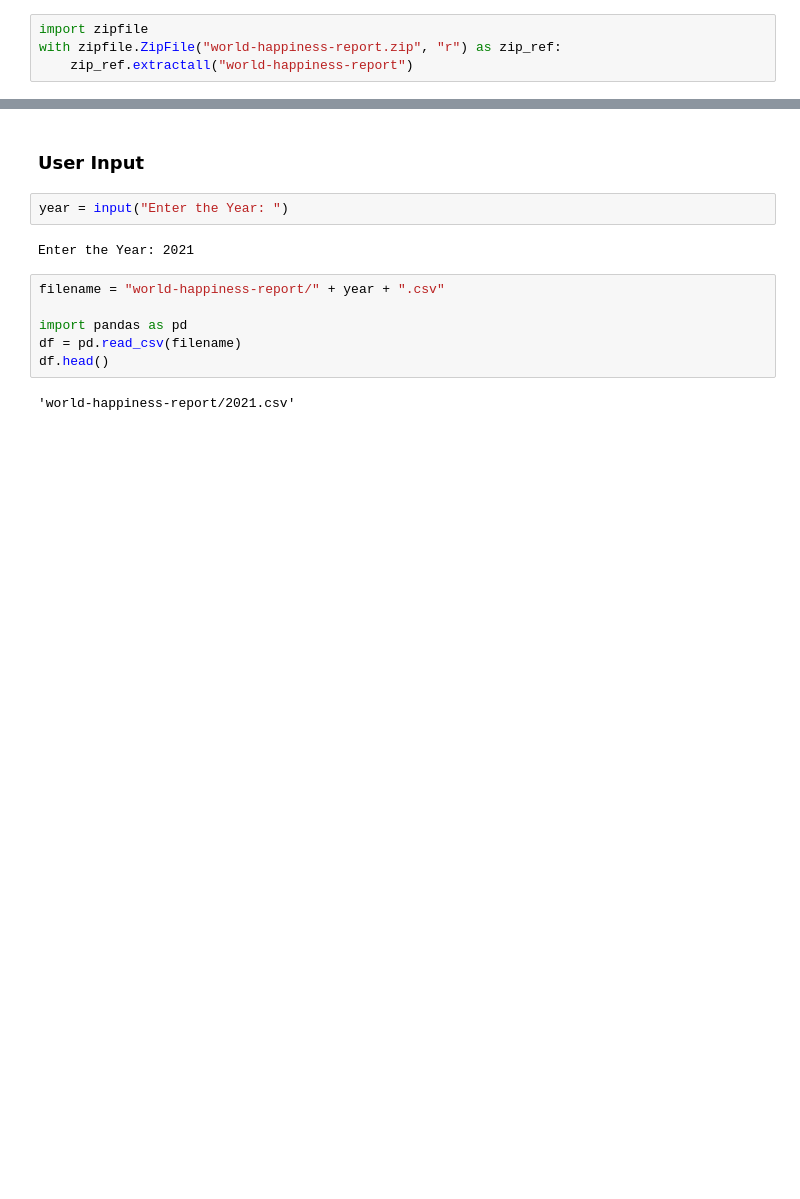
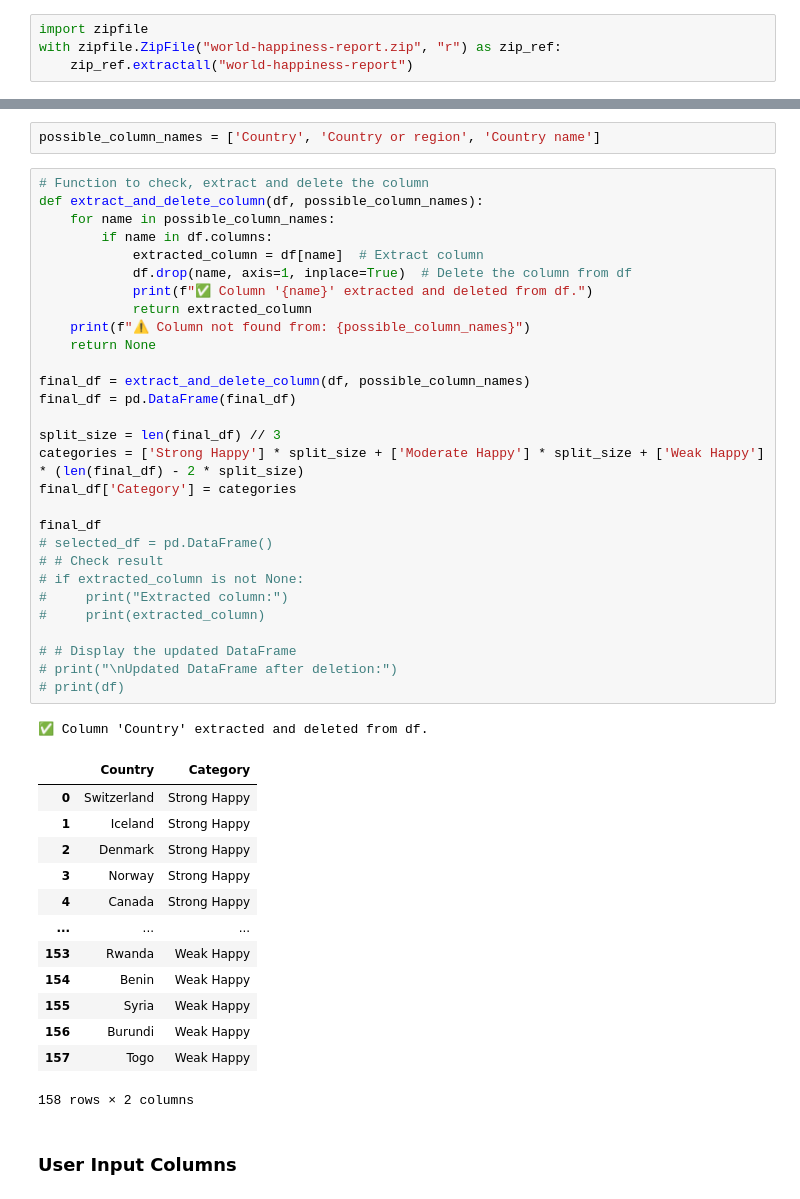
Before and after one commit to fairuznawar122/World-Happiness-Classification, a Jupyter notebook: World_Happiness_Decision_Tree.ipynb, the cells around one changed output, grey strips where cells are left out. Drawn from its saved outputs; the diff is of its cells as text; blank space fills up the shorter version.

Commit message:
Data Processing

```diff
--- a/World_Happiness_Decision_Tree.ipynb
+++ b/World_Happiness_Decision_Tree.ipynb
@@ -36,14 +54,48 @@ with zipfile.ZipFile("world-happiness-report.zip", "r") as zip_ref:
+# %%
+possible_column_names = ['Country', 'Country or region', 'Country name']
+# %%
+# Function to check, extract and delete the column
+def extract_and_delete_column(df, possible_column_names):
+    for name in possible_column_names:
+        if name in df.columns:
+            extracted_column = df[name]  # Extract column
+            df.drop(name, axis=1, inplace=True)  # Delete the column from df
+            print(f"✅ Column '{name}' extracted and deleted from df.")
+            return extracted_column
+    print(f"⚠️ Column not found from: {possible_column_names}")
+    return None
+
+final_df = extract_and_delete_column(df, possible_column_names)
+final_df = pd.DataFrame(final_df)
+
+split_size = len(final_df) // 3
+categories = ['Strong Happy'] * split_size + ['Moderate Happy'] * split_size + ['Weak Happy'] * (len(final_df) - 2 * split_size)
+final_df['Category'] = categories
+
+final_df
+# selected_df = pd.DataFrame()
+# # Check result
+# if extracted_column is not None:
+#     print("Extracted column:")
+#     print(extracted_column)
+
+# # Display the updated DataFrame
+# print("\nUpdated DataFrame after deletion:")
+# print(df)
+# %% [output]
+✅ Column 'Country' extracted and deleted from df.
+|  | Country | Category |
+| 0 | Switzerland | Strong Happy |
+| 1 | Iceland | Strong Happy |
+| 2 | Denmark | Strong Happy |
+| 3 | Norway | Strong Happy |
+| 4 | Canada | Strong Happy |
+| ... | ... | ... |
+| 153 | Rwanda | Weak Happy |
+| 154 | Benin | Weak Happy |
+| 155 | Syria | Weak Happy |
+| 156 | Burundi | Weak Happy |
+| 157 | Togo | Weak Happy |
+158 rows × 2 columns
 # %% [markdown]
-### User Input
+### User Input Columns
-# %%
-year = input("Enter the Year: ")
-# %% [output]
-Enter the Year: 2021
-# %%
-filename = "world-happiness-report/" + year + ".csv"
-
-import pandas as pd
-df = pd.read_csv(filename)
-df.head()
-# %% [output]
-'world-happiness-report/2021.csv'
```
Also changed, not shown: parts of 12 cells of this notebook.
